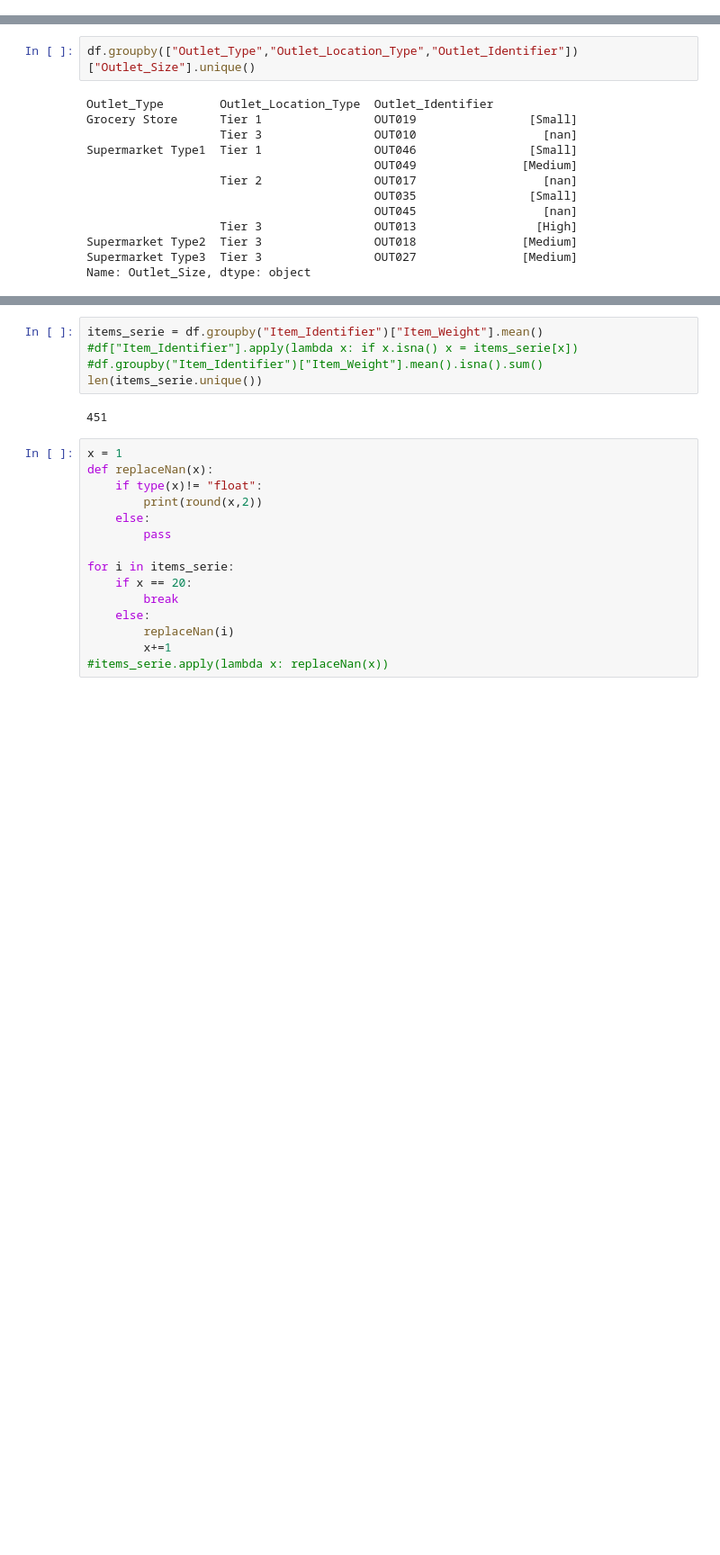
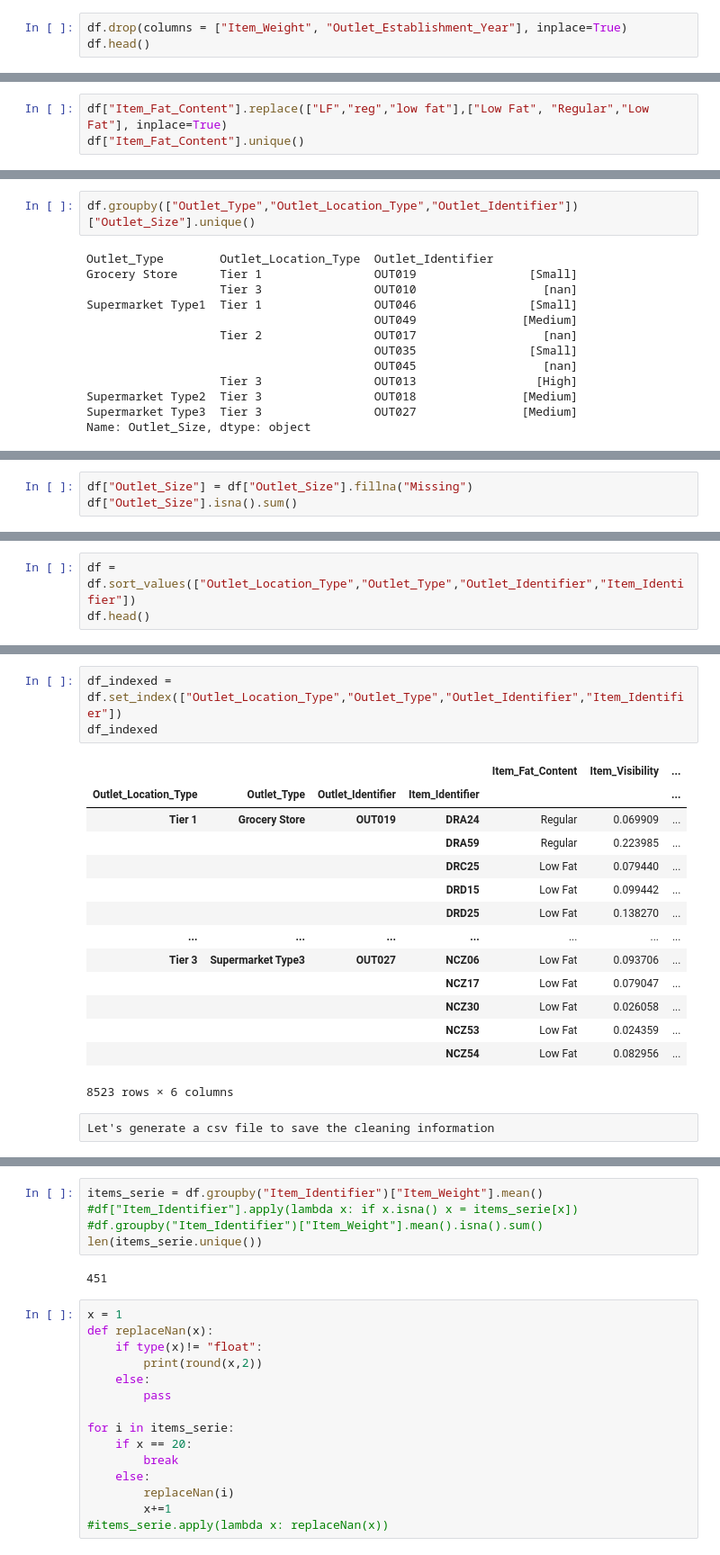
Before and after one commit to YeisonAndreyLiCe/food_sales_prediction, a Jupyter notebook: food_sales_forecast.ipynb, the cells around one changed output, grey strips where cells are left out. Shown at 90% size. Saved outputs shown, nothing was run; the diff lists cells and outputs as text; blank space fills up the shorter version.

Commit message:
cleaning data

```diff
--- a/food_sales_forecast.ipynb
+++ b/food_sales_forecast.ipynb
@@ -129,0 +122,3 @@ df.duplicated().sum()
+# %%
+df.drop(columns = ["Item_Weight", "Outlet_Establishment_Year"], inplace=True)
+df.head()
@@ -129,0 +173,3 @@ df.duplicated().sum()
+# %%
+df["Item_Fat_Content"].replace(["LF","reg","low fat"],["Low Fat", "Regular","Low Fat"], inplace=True)
+df["Item_Fat_Content"].unique()
@@ -188,0 +223,3 @@ len(df["Item_Identifier"].unique())
+# %%
+df["Outlet_Size"] = df["Outlet_Size"].fillna("Missing")
+df["Outlet_Size"].isna().sum()
@@ -188,0 +230,3 @@ len(df["Item_Identifier"].unique())
+# %%
+df = df.sort_values(["Outlet_Location_Type","Outlet_Type","Outlet_Identifier","Item_Identifier"])
+df.head()
@@ -188,0 +240,20 @@ len(df["Item_Identifier"].unique())
+# %%
+df_indexed = df.set_index(["Outlet_Location_Type","Outlet_Type","Outlet_Identifier","Item_Identifier"])
+df_indexed
+# %% [output]
+|  |  |  |  | Item_Fat_Content | Item_Visibility | ... |
+| Outlet_Location_Type | Outlet_Type | Outlet_Identifier | Item_Identifier |  |  | ... |
+| Tier 1 | Grocery Store | OUT019 | DRA24 | Regular | 0.069909 | ... |
+|  |  |  | DRA59 | Regular | 0.223985 | ... |
+|  |  |  | DRC25 | Low Fat | 0.079440 | ... |
+|  |  |  | DRD15 | Low Fat | 0.099442 | ... |
+|  |  |  | DRD25 | Low Fat | 0.138270 | ... |
+| ... | ... | ... | ... | ... | ... | ... |
+| Tier 3 | Supermarket Type3 | OUT027 | NCZ06 | Low Fat | 0.093706 | ... |
+|  |  |  | NCZ17 | Low Fat | 0.079047 | ... |
+|  |  |  | NCZ30 | Low Fat | 0.026058 | ... |
+|  |  |  | NCZ53 | Low Fat | 0.024359 | ... |
+|  |  |  | NCZ54 | Low Fat | 0.082956 | ... |
+8523 rows × 6 columns
+# %% [raw]
+Let's generate a csv file to save the cleaning information
```
Also changed, not shown: parts of 39 cells of this notebook, 2 other files.
